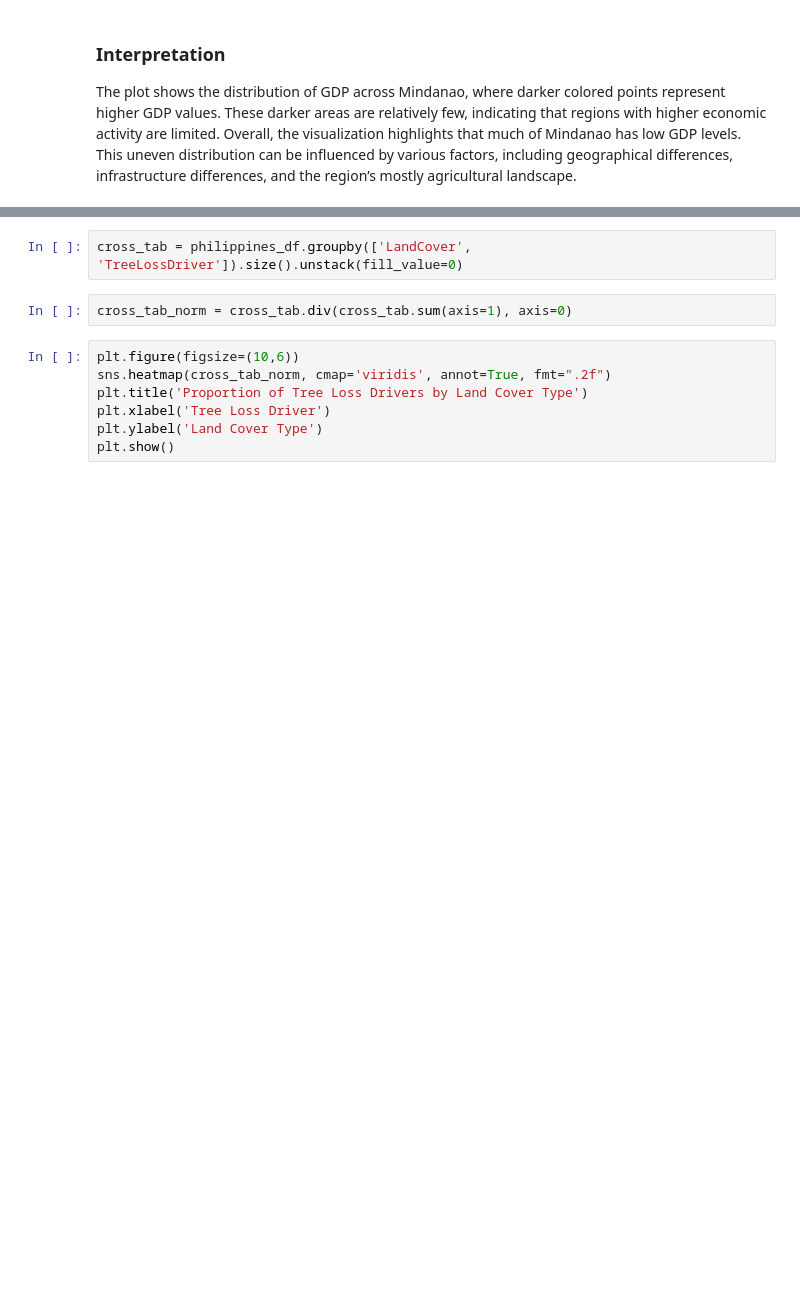
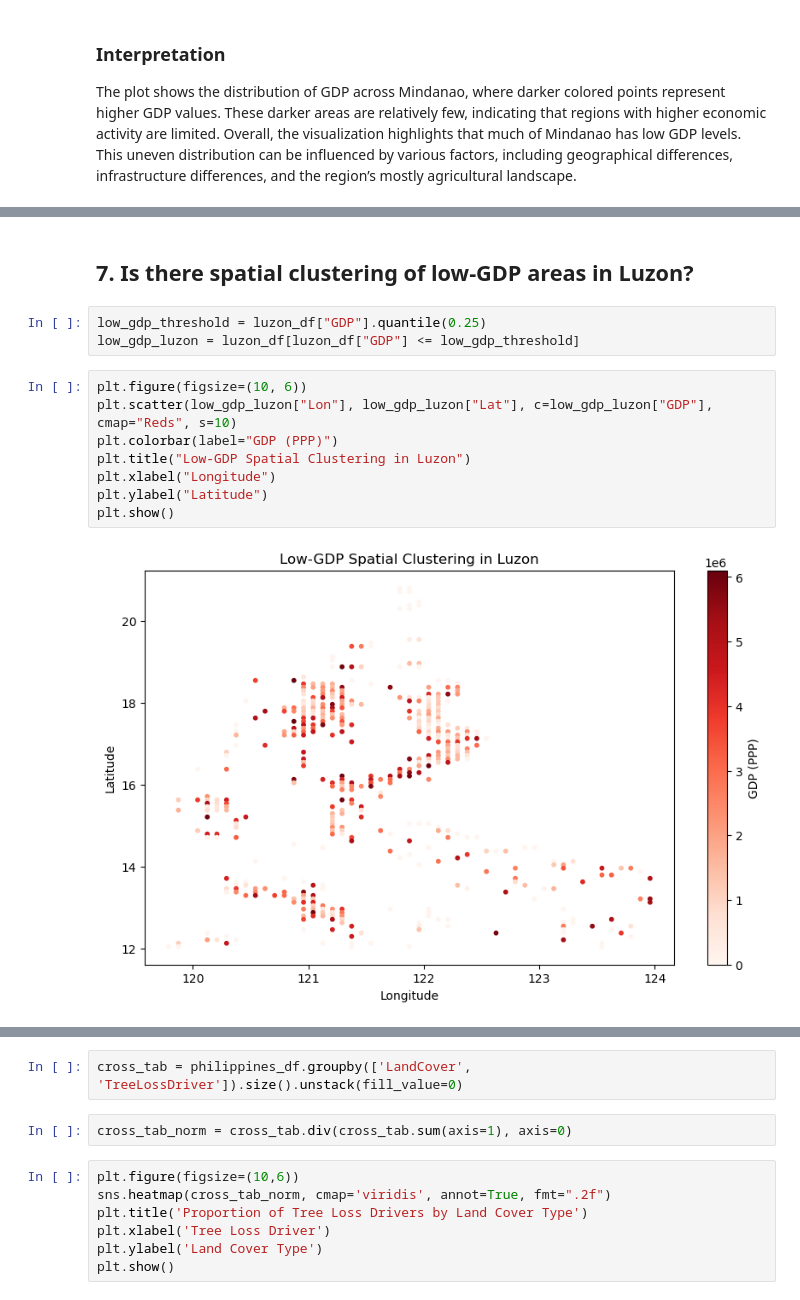
Before and after one commit to JacyNateLiu/CMEPHY1, a Jupyter notebook: cmephy.ipynb, the cells around one changed output, grey strips where cells are left out. Drawn from its saved outputs; the diff is of its cells as text; blank space fills up the shorter version.

```diff
--- a/cmephy.ipynb
+++ b/cmephy.ipynb
@@ -542,0 +548,15 @@ The plot shows the distribution of GDP across Mindanao, where darker colored poi
+# %% [markdown]
+## 7. Is there spatial clustering of low-GDP areas in Luzon?
+# %%
+low_gdp_threshold = luzon_df["GDP"].quantile(0.25)
+low_gdp_luzon = luzon_df[luzon_df["GDP"] <= low_gdp_threshold]
+# %%
+plt.figure(figsize=(10, 6))
+plt.scatter(low_gdp_luzon["Lon"], low_gdp_luzon["Lat"], c=low_gdp_luzon["GDP"], cmap="Reds", s=10)
+plt.colorbar(label="GDP (PPP)")
+plt.title("Low-GDP Spatial Clustering in Luzon")
+plt.xlabel("Longitude")
+plt.ylabel("Latitude")
+plt.show()
+# %% [output]
+[figure, added]
```
Also changed, not shown: parts of 42 cells of this notebook.
